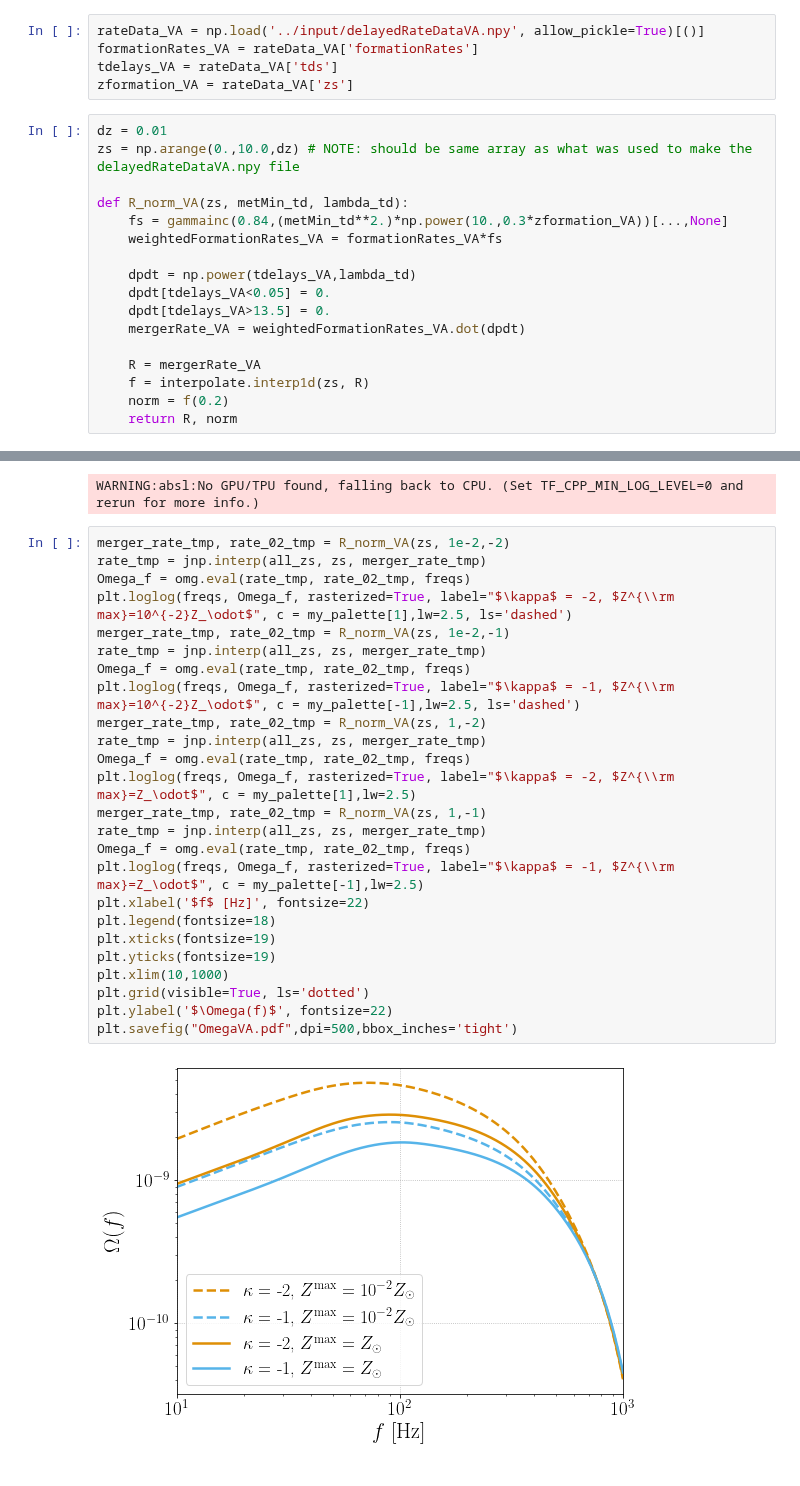
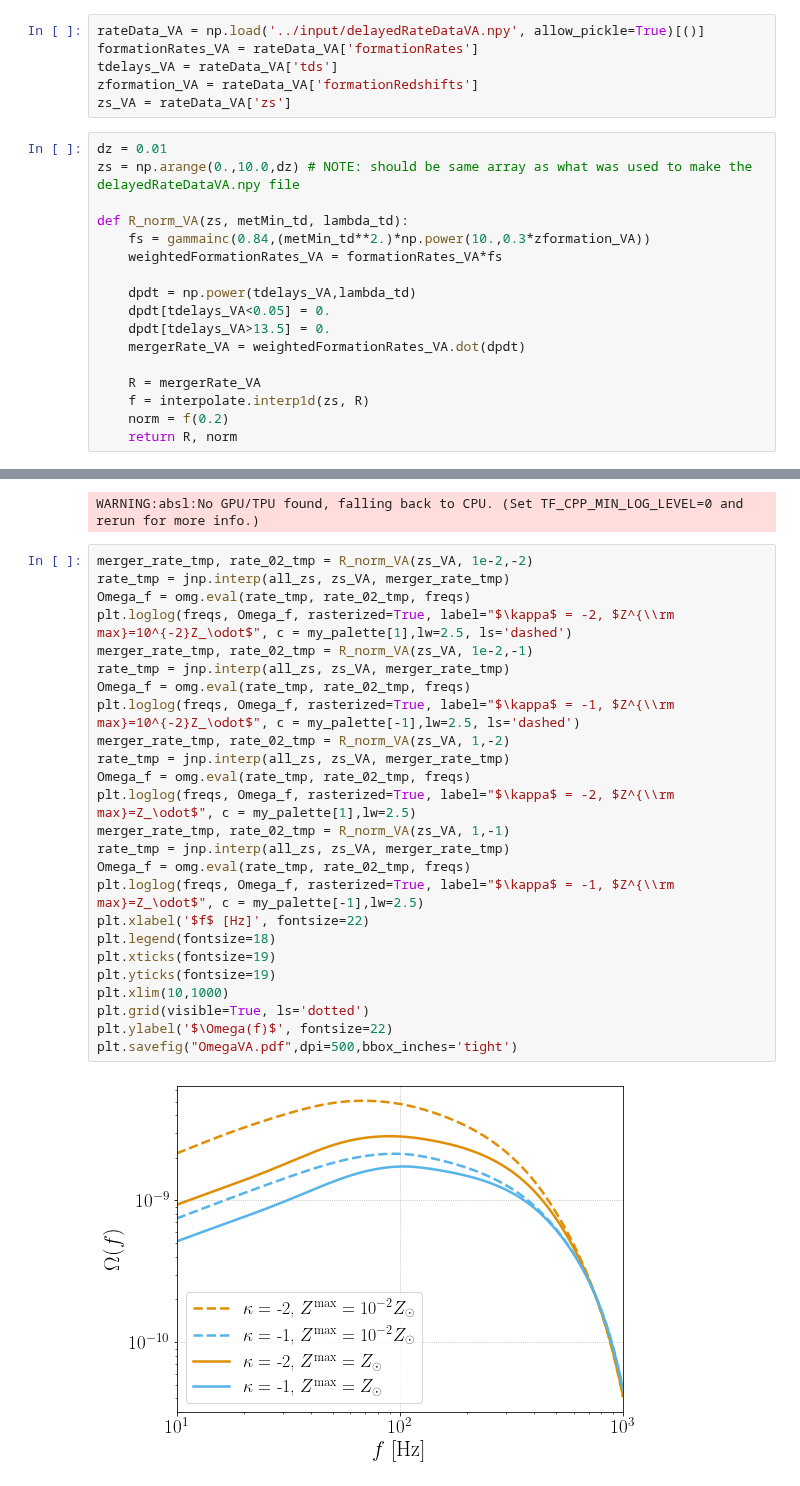
Before and after one commit to kevinturbang/bbh_gwb_time_delay_inference, a Jupyter notebook: figures/reproduce_figure_9.ipynb, the cells around one changed output, grey strips where cells are left out. Drawn from its saved outputs; the diff is of its cells as text.

```diff
--- a/figures/reproduce_figure_9.ipynb
+++ b/figures/reproduce_figure_9.ipynb
@@ -31,13 +31,14 @@ my_palette = sns.color_palette("colorblind")
 rateData_VA = np.load('../input/delayedRateDataVA.npy', allow_pickle=True)[()]
 formationRates_VA = rateData_VA['formationRates']
 tdelays_VA = rateData_VA['tds']
-zformation_VA = rateData_VA['zs']
+zformation_VA = rateData_VA['formationRedshifts']
+zs_VA = rateData_VA['zs']
 # %%
 dz = 0.01
 zs = np.arange(0.,10.0,dz) # NOTE: should be same array as what was used to make the delayedRateDataVA.npy file
 
 def R_norm_VA(zs, metMin_td, lambda_td):
-    fs = gammainc(0.84,(metMin_td**2.)*np.power(10.,0.3*zformation_VA))[...,None]
+    fs = gammainc(0.84,(metMin_td**2.)*np.power(10.,0.3*zformation_VA))
     weightedFormationRates_VA = formationRates_VA*fs
 
     dpdt = np.power(tdelays_VA,lambda_td)
@@ -92,29 +93,29 @@ omg.setProbs_plPeak(mMin,mMax,alpha,mu_m1,sig_m1,f_peak,bq,R20, dmMax,dmMin)
 # %% [output]
 WARNING:absl:No GPU/TPU found, falling back to CPU. (Set TF_CPP_MIN_LOG_LEVEL=0 and rerun for more info.)
 # %%
-merger_rate_tmp, rate_02_tmp = R_norm_VA(zs, 1e-2,-2)
-rate_tmp = jnp.interp(all_zs, zs, merger_rate_tmp)
+merger_rate_tmp, rate_02_tmp = R_norm_VA(zs_VA, 1e-2,-2)
+rate_tmp = jnp.interp(all_zs, zs_VA, merger_rate_tmp)
 Omega_f = omg.eval(rate_tmp, rate_02_tmp, freqs)
 plt.loglog(freqs, Omega_f, rasterized=True, label="$\kappa$ = -2, $Z^{\\rm max}=10^{-2}Z_\odot$", c = my_palette[1],lw=2.5, ls='dashed')
-merger_rate_tmp, rate_02_tmp = R_norm_VA(zs, 1e-2,-1)
-rate_tmp = jnp.interp(all_zs, zs, merger_rate_tmp)
+merger_rate_tmp, rate_02_tmp = R_norm_VA(zs_VA, 1e-2,-1)
+rate_tmp = jnp.interp(all_zs, zs_VA, merger_rate_tmp)
 Omega_f = omg.eval(rate_tmp, rate_02_tmp, freqs)
 plt.loglog(freqs, Omega_f, rasterized=True, label="$\kappa$ = -1, $Z^{\\rm max}=10^{-2}Z_\odot$", c = my_palette[-1],lw=2.5, ls='dashed')
-merger_rate_tmp, rate_02_tmp = R_norm_VA(zs, 1,-2)
-rate_tmp = jnp.interp(all_zs, zs, merger_rate_tmp)
+merger_rate_tmp, rate_02_tmp = R_norm_VA(zs_VA, 1,-2)
+rate_tmp = jnp.interp(all_zs, zs_VA, merger_rate_tmp)
 Omega_f = omg.eval(rate_tmp, rate_02_tmp, freqs)
 plt.loglog(freqs, Omega_f, rasterized=True, label="$\kappa$ = -2, $Z^{\\rm max}=Z_\odot$", c = my_palette[1],lw=2.5)
-merger_rate_tmp, rate_02_tmp = R_norm_VA(zs, 1,-1)
-rate_tmp = jnp.interp(all_zs, zs, merger_rate_tmp)
+merger_rate_tmp, rate_02_tmp = R_norm_VA(zs_VA, 1,-1)
+rate_tmp = jnp.interp(all_zs, zs_VA, merger_rate_tmp)
 Omega_f = omg.eval(rate_tmp, rate_02_tmp, freqs)
 plt.loglog(freqs, Omega_f, rasterized=True, label="$\kappa$ = -1, $Z^{\\rm max}=Z_\odot$", c = my_palette[-1],lw=2.5)
 plt.xlabel('$f$ [Hz]', fontsize=22)
 plt.legend(fontsize=18)
 plt.xticks(fontsize=19)
 plt.yticks(fontsize=19)
 plt.xlim(10,1000)
 plt.grid(visible=True, ls='dotted')
 plt.ylabel('$\Omega(f)$', fontsize=22)
 plt.savefig("OmegaVA.pdf",dpi=500,bbox_inches='tight')
 # %% [output]
-[figure, old version]
+[figure, new version]
```
Also changed, not shown: parts of 1 cell of this notebook, 1 other file.
